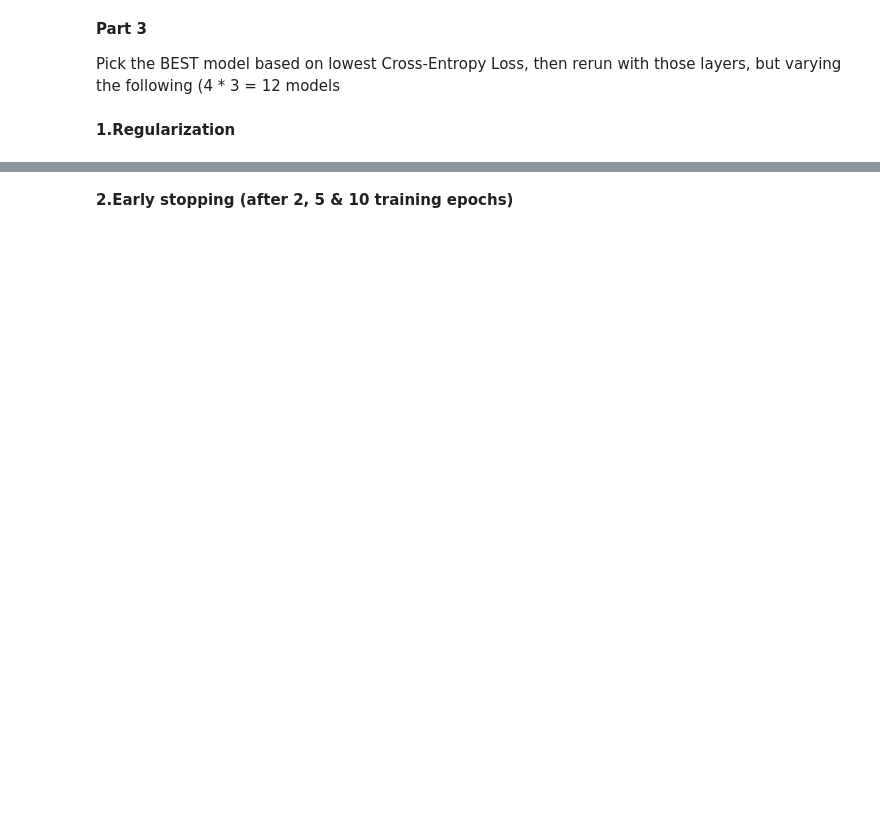
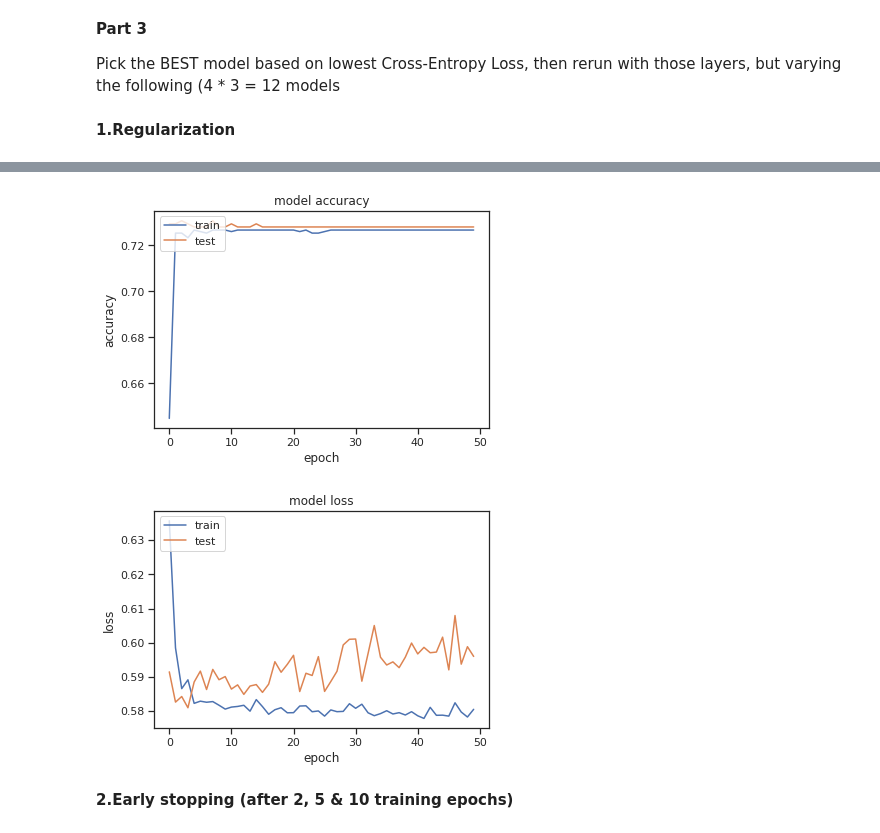
Before and after one commit to Hamza1122/Assignment_ML, a Jupyter notebook: FinalProject.ipynb, the cells around one changed output, grey strips where cells are left out. Drawn from its saved outputs; the diff is of its cells as text; code cells hidden in the pictures; blank space fills up the shorter version.

```diff
--- a/FinalProject.ipynb
+++ b/FinalProject.ipynb
@@ -632,0 +892,4 @@ history=model.fit(X_train,y_train,validation_data=(X_test,y_test),epochs=50)
+# %%
+model=shakeout_method(relu_activation,adam_optimizer)
+# %%
+history=model.fit(X_train,y_train,validation_data=(X_test,y_test),epochs=50)
@@ -633,3 +914,8 @@ history=model.fit(X_train,y_train,validation_data=(X_test,y_test),epochs=50)
+# %%
+loss_and_accuracy_graph(history)
+# %% [output]
+[figure, added]
+[figure, added]
 # %% [markdown]
 **2.Early stopping (after 2, 5 & 10 training epochs)**
 # %%
```
Also changed, not shown: parts of 47 cells of this notebook.
